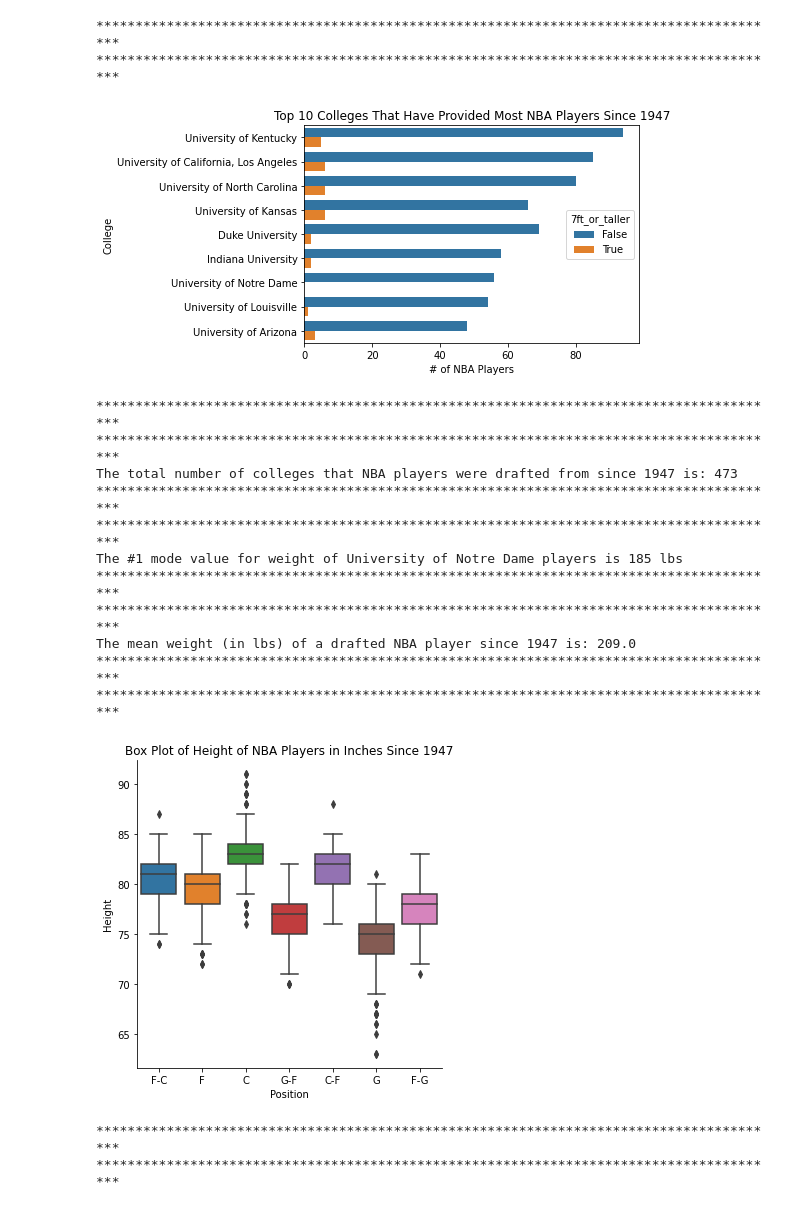
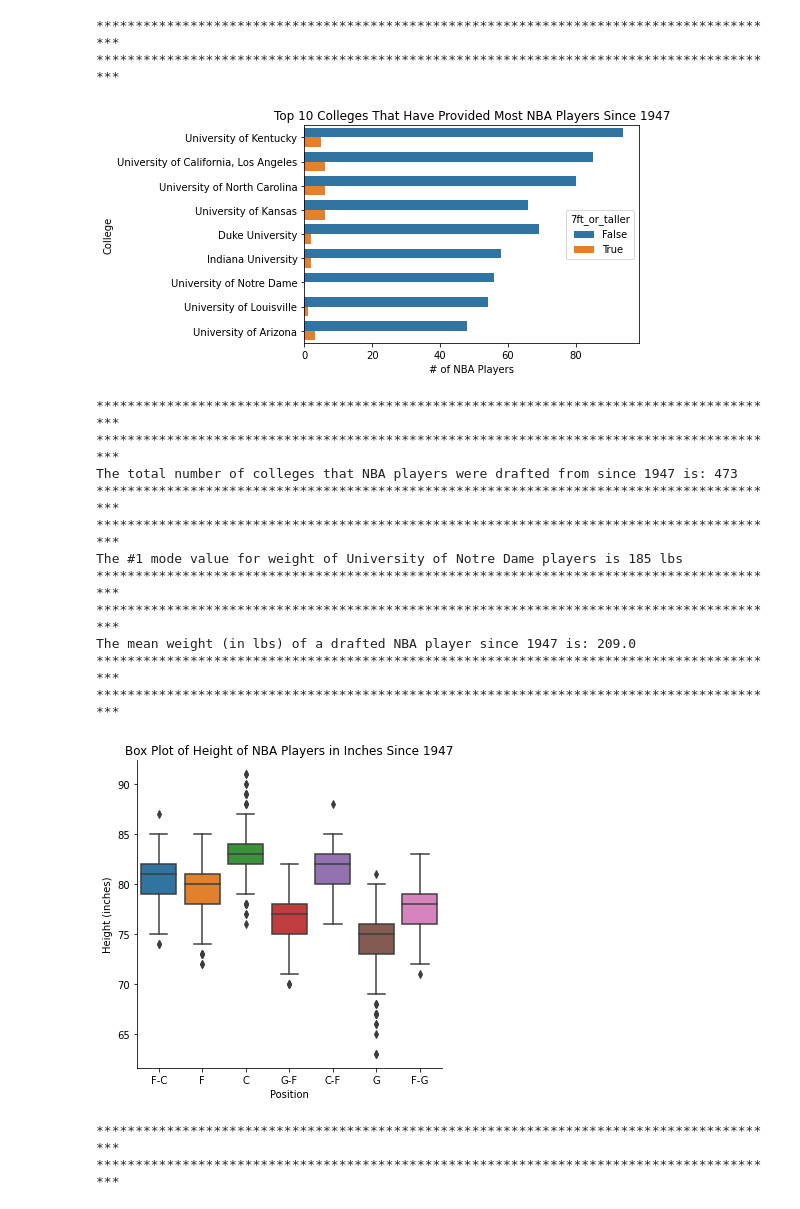
Before and after one commit to ucd-pa-neilwmurphy/UCD-project-final, a Jupyter notebook: Basketball_project.ipynb, the cells around one changed output. Saved outputs shown, nothing was run; the diff lists cells and outputs as text; code cells hidden in the pictures.

```diff
--- a/Basketball_project.ipynb
+++ b/Basketball_project.ipynb
@@ -228,10 +228,10 @@ print("*************************************************************************
 # Box plot of Position vs Height for all NBA players since 1947
 sns.catplot(x='position', y='inches', data=merged_data_bmi,
             kind="box").set(title="Box Plot of Height of NBA Players in Inches Since 1947",
-                           xlabel="Position", ylabel="Height")
+                           xlabel="Position", ylabel="Height (inches)").savefig("Height by Position.png", dpi=300)
 ax.set_title("Box Plot of Height of NBA Players in Inches Since 1947")
-fig.savefig("Height by Position.png", dpi=300)
 plt.show()
+#plt.savefig("Height by Position.png", dpi=300)
 
 print("****************************************************************************************")
 print("****************************************************************************************")
@@ -265,33 +265,33 @@ There are 4544 rows and 8 columns in player_data.csv
 4498   Earl Boykins        1999      2012        G  05-May     135
 4543      Spud Webb        1986      1998        G  05-Jun     133
 4542     Mel Hirsch        1947      1947        G  05-Jun     165
 
            birth_date                          college  inches
 4494  January 9, 1965           Wake Forest University      63
 4495     May 30, 1943                      No Uni Info      63
 4498     June 2, 1976      Eastern Michigan University      65
 4543    July 13, 1963  North Carolina State University      66
 4542    July 31, 1921                 Brooklyn College      66
 ****************************************************************************************
 ****************************************************************************************
 [figure]
 ****************************************************************************************
 ****************************************************************************************
 [figure]
 ****************************************************************************************
 ****************************************************************************************
 [figure]
 ****************************************************************************************
 ****************************************************************************************
 The total number of colleges that NBA players were drafted from since 1947 is: 473
 ****************************************************************************************
 ****************************************************************************************
 The #1 mode value for weight of University of Notre Dame players is 185 lbs
 ****************************************************************************************
 ****************************************************************************************
 The mean weight (in lbs) of a drafted NBA player since 1947 is: 209.0
 ****************************************************************************************
 ****************************************************************************************
-[figure, old version]
+[figure, new version]
 ****************************************************************************************
 ****************************************************************************************
```
